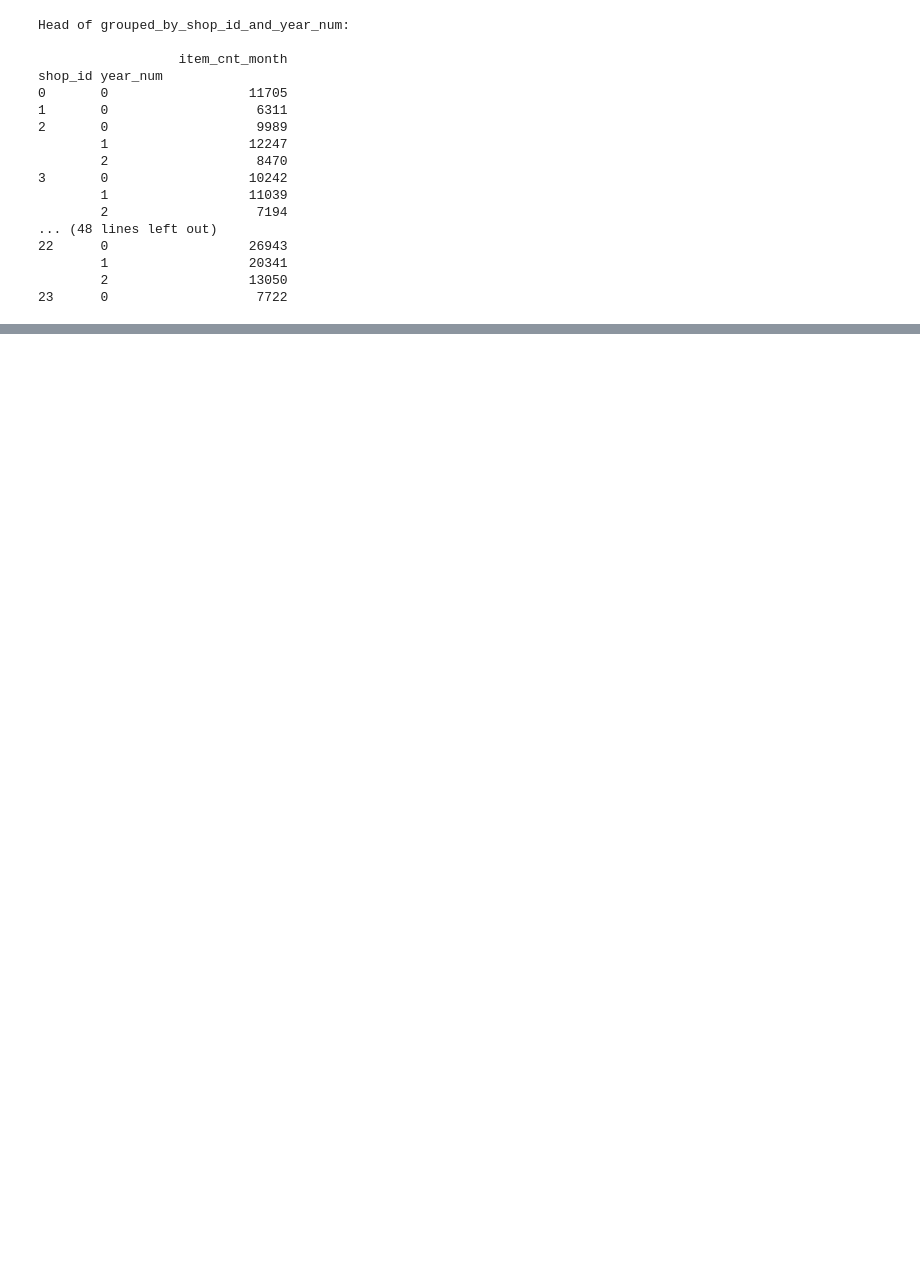
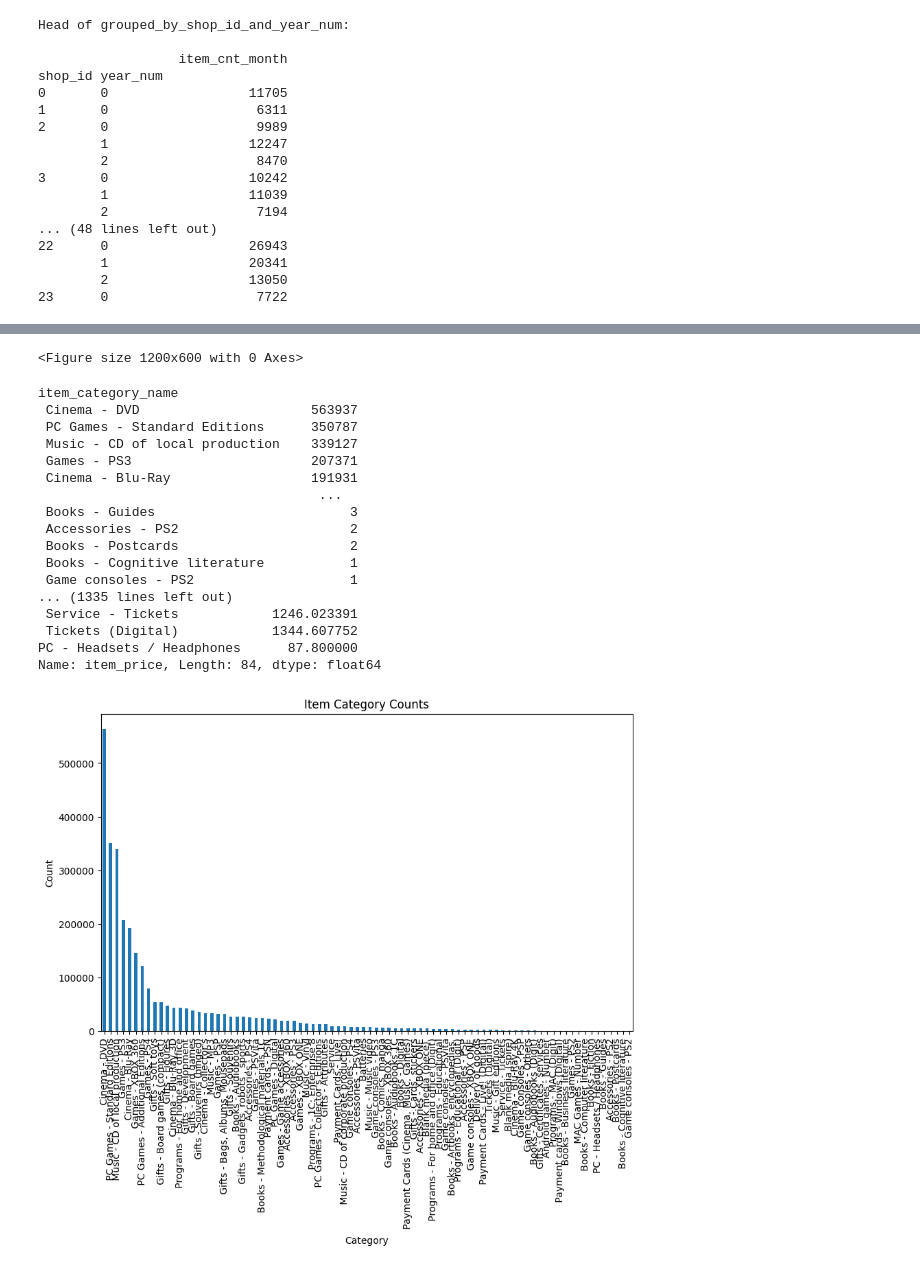
Before and after one commit to Rumeasiyan/sales-forecasting-machine-learning, a Jupyter notebook: sales-forecasting.ipynb, the cells around one changed output, grey strips where cells are left out. Drawn from its saved outputs; the diff is of its cells as text; code cells hidden in the pictures; blank space fills up the shorter version.

```diff
--- a/sales-forecasting.ipynb
+++ b/sales-forecasting.ipynb
@@ -1184,0 +1374,69 @@ shop_id year_num
+# %%
+#dianostic analytics
+
+# Import libraries
+
+from sklearn.model_selection import train_test_split
+from sklearn.linear_model import LinearRegression
+from sklearn.metrics import mean_squared_error, r2_score
+
+# Generate a hypothetical dataset
+np.random.seed(42)
+X = np.random.rand(100, 1) * 10
+y = 3 * X + 2 + np.random.randn(100, 1)
+
+# Create a DataFrame from the generated data
+df = pd.DataFrame({'X': X.flatten(), 'y': y.flatten()})
+
+# Diagnostic Plots
+plt.figure(figsize=(12, 6))
+
+plt.tight_layout()
+plt.show()
+# %% [output]
+<Figure size 1200x600 with 0 Axes>
+# %%
+#qualitative analytics
+
+# 1. Count the unique values in a categorical column (e.g., item_category_name)
+category_counts = final_dataset['item_category_name'].value_counts()
+print(category_counts)
+
+# 2. Cross-tabulation to examine relationships between two categorical columns (e.g., shop_name and item_category_name)
+cross_tab = pd.crosstab(final_dataset['shop_name'], final_dataset['item_category_name'])
+print(cross_tab)
+
+# 3. Calculate the frequency of a particular category within a column
+category_frequency = (final_dataset['price_range'] == 'Low').sum()
+print(f"Frequency of 'Low' price range: {category_frequency}")
+
+# 4. Grouping and aggregation (e.g., average item price per category)
+average_price_per_category = final_dataset.groupby('item_category_name')['item_price'].mean()
+print(average_price_per_category)
+
+# 5. Visualizing categorical data (e.g., a bar chart of category counts)
+category_counts.plot(kind='bar', figsize=(10, 6))
+plt.title('Item Category Counts')
+plt.xlabel('Category')
+plt.ylabel('Count')
+plt.xticks(rotation=90)
+plt.show()
+# %% [output]
+item_category_name
+ Cinema - DVD                      563937
+ PC Games - Standard Editions      350787
+ Music - CD of local production    339127
+ Games - PS3                       207371
+ Cinema - Blu-Ray                  191931
+                                    ...
+ Books - Guides                         3
+ Accessories - PS2                      2
+ Books - Postcards                      2
+ Books - Cognitive literature           1
+ Game consoles - PS2                    1
+... (1335 lines left out)
+ Service - Tickets            1246.023391
+ Tickets (Digital)            1344.607752
+PC - Headsets / Headphones      87.800000
+Name: item_price, Length: 84, dtype: float64
+[figure, added]
```
Also changed, not shown: parts of 47 cells of this notebook.
